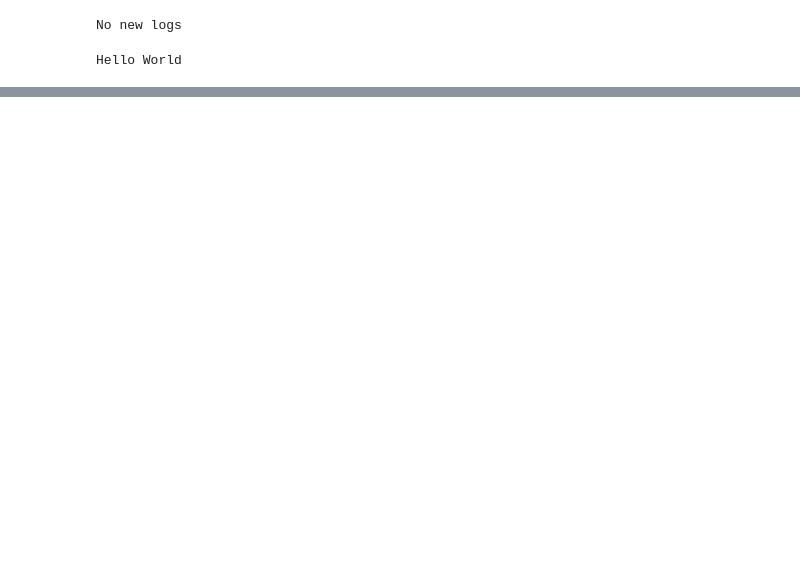
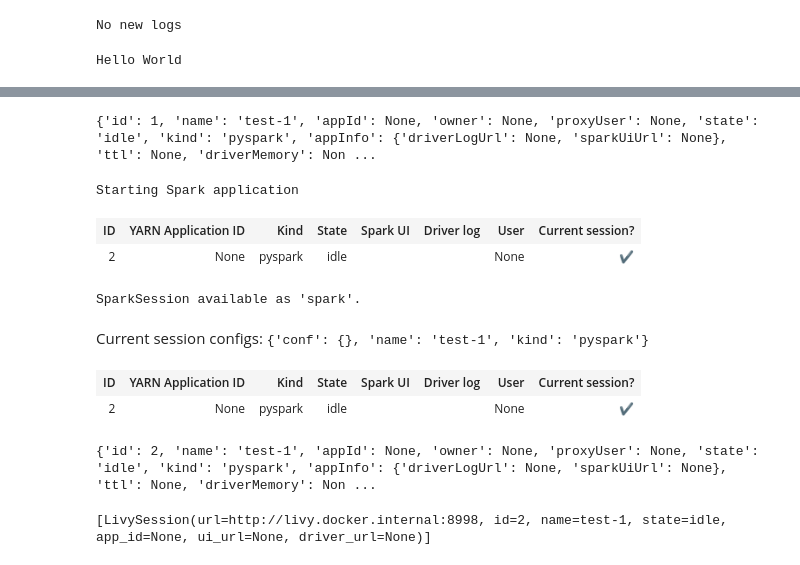
Before and after one commit to diogenes1oliveira/livy-uploads, a Jupyter notebook: examples/magics.ipynb, the cells around one changed output, grey strips where cells are left out. Saved outputs shown, nothing was run; the diff lists cells and outputs as text; code cells hidden in the pictures; blank space fills up the shorter version.

```diff
--- a/examples/magics.ipynb
+++ b/examples/magics.ipynb
@@ -189,0 +207,31 @@ assert 'Hello World' in '\n'.join(logs_lines)
+# %%
+%%local
+from livy_uploads.magics import get_session
+
+info = get_session().refresh()
+print(info)
+
+initial_id = info['id']
+# %% [output]
+{'id': 1, 'name': 'test-1', 'appId': None, 'owner': None, 'proxyUser': None, 'state': 'idle', 'kind': 'pyspark', 'appInfo': {'driverLogUrl': None, 'sparkUiUrl': None}, 'ttl': None, 'driverMemory': Non ...
+# %%
+%%configure -f
+{"name": "test-1"}
+# %% [output]
+Starting Spark application
+| ID | YARN Application ID | Kind | State | Spark UI | Driver log | User | Current session? |
+| 2 | None | pyspark | idle |  |  | None | ✔ |
+SparkSession available as 'spark'.
+Current session configs: {'conf': {}, 'name': 'test-1', 'kind': 'pyspark'}
+| ID | YARN Application ID | Kind | State | Spark UI | Driver log | User | Current session? |
+| 2 | None | pyspark | idle |  |  | None | ✔ |
+# %%
+%%local
+from livy_uploads.magics import get_session
+
+info = get_session().refresh()
+print(info)
+
+other_id = info['id']
+# %% [output]
+{'id': 2, 'name': 'test-1', 'appId': None, 'owner': None, 'proxyUser': None, 'state': 'idle', 'kind': 'pyspark', 'appInfo': {'driverLogUrl': None, 'sparkUiUrl': None}, 'ttl': None, 'driverMemory': Non ...
@@ -189,0 +242,11 @@ assert 'Hello World' in '\n'.join(logs_lines)
+# %%
+%%local
+
+from livy_uploads.magics import get_session
+from livy_uploads.session import LivySession
+
+endpoint = get_session()
+sessions = list(LivySession.list(endpoint))
+sessions
+# %% [output]
+[LivySession(url=http://livy.docker.internal:8998, id=2, name=test-1, state=idle, app_id=None, ui_url=None, driver_url=None)]
```
Also changed, not shown: parts of 12 cells of this notebook, 11 other files.
